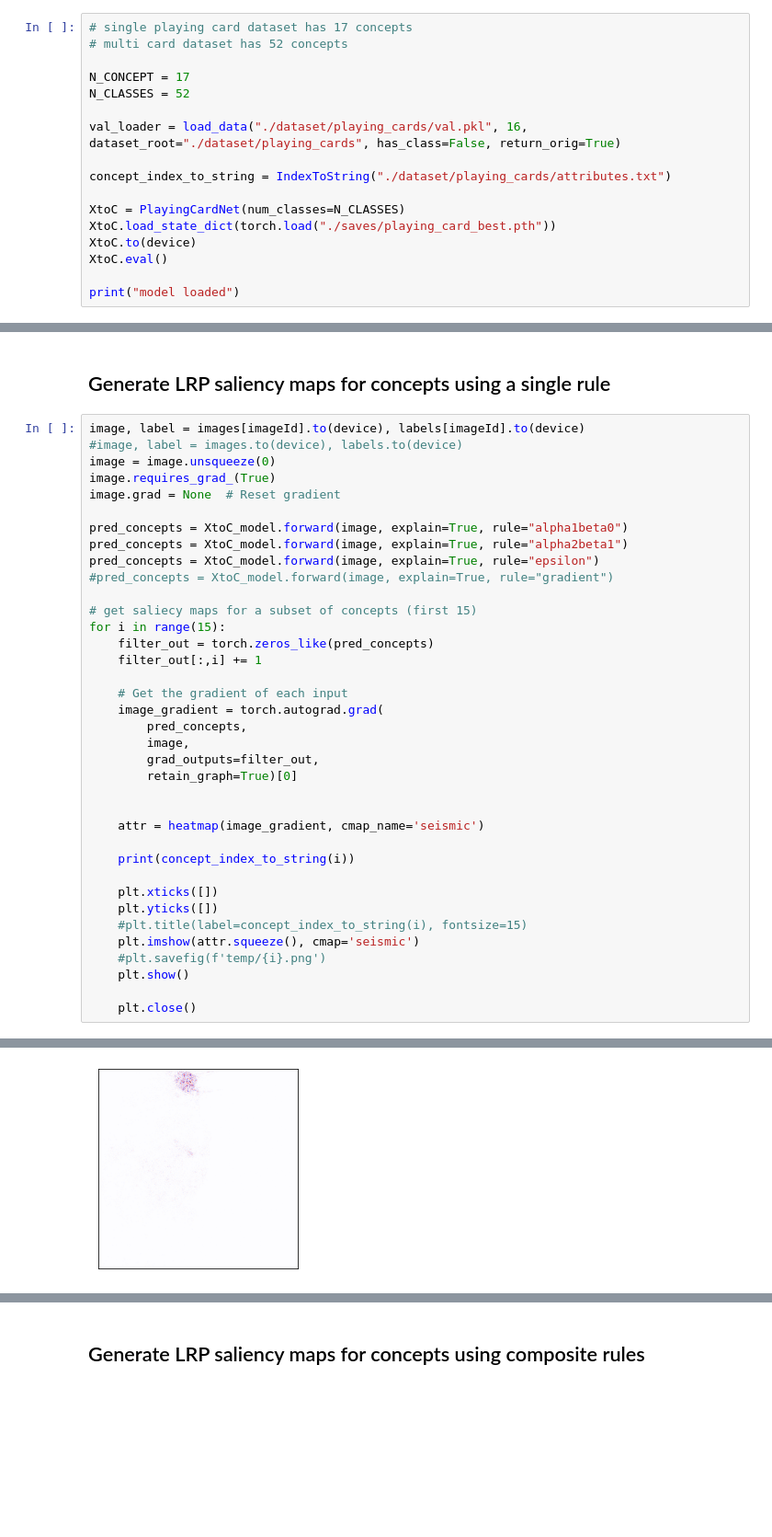
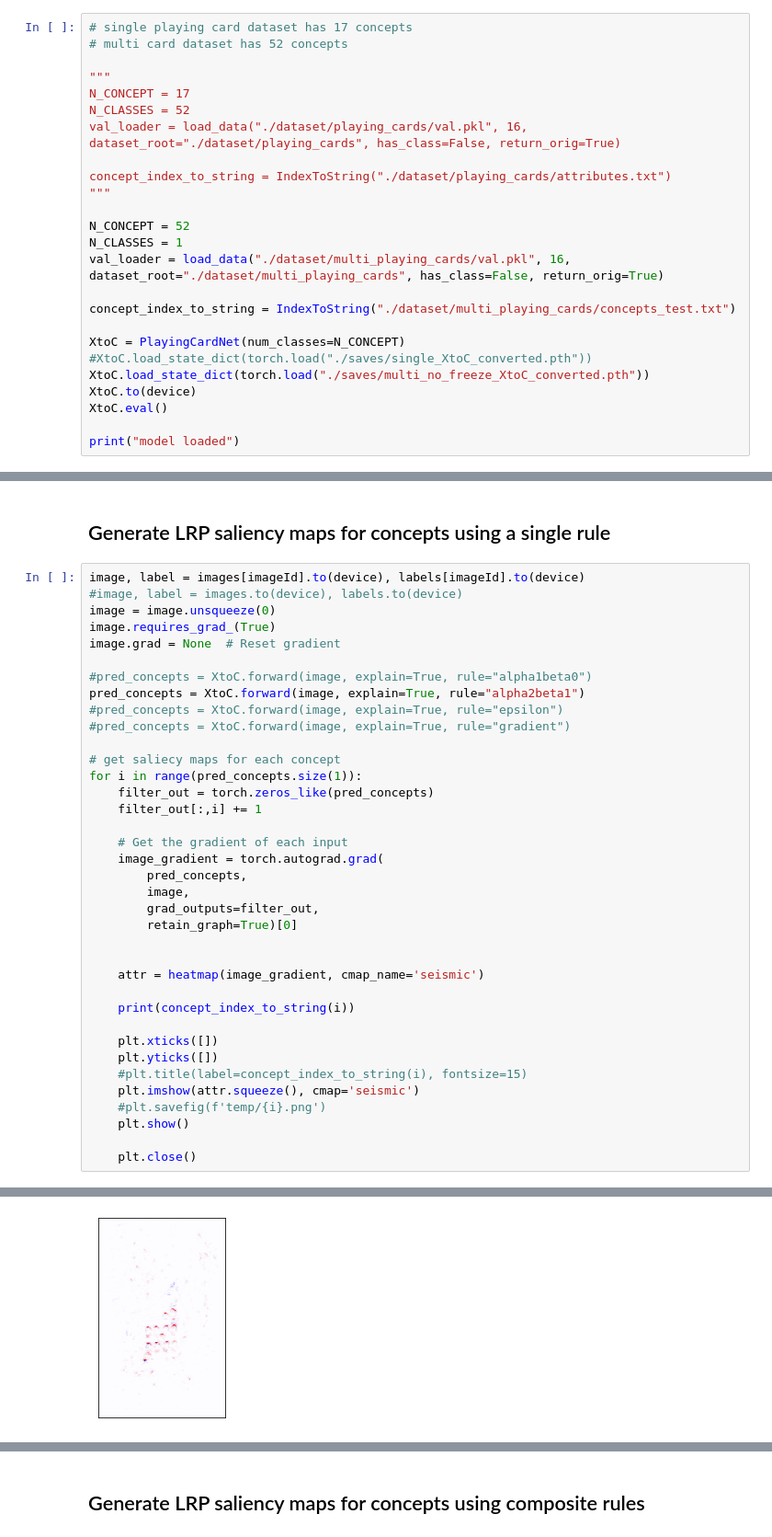
Before and after one commit to JackFurby/Playing-cards-CBM, a Jupyter notebook: playing_cards_concept_LRP.ipynb, the cells around one changed output, grey strips where cells are left out. Shown at 92% size. Saved outputs shown, nothing was run; the diff lists cells and outputs as text; blank space fills up the shorter version.

Commit message:
fixed issue with LRP, added model converter for LRP

```diff
--- a/playing_cards_concept_LRP.ipynb
+++ b/playing_cards_concept_LRP.ipynb
@@ -31,15 +31,23 @@ Device: cuda:0 NVIDIA GeForce GTX 1650 Ti
 # single playing card dataset has 17 concepts
 # multi card dataset has 52 concepts
 
+"""
 N_CONCEPT = 17
 N_CLASSES = 52
-
 val_loader = load_data("./dataset/playing_cards/val.pkl", 16, dataset_root="./dataset/playing_cards", has_class=False, return_orig=True)
 
 concept_index_to_string = IndexToString("./dataset/playing_cards/attributes.txt")
+"""
 
-XtoC = PlayingCardNet(num_classes=N_CLASSES)
-XtoC.load_state_dict(torch.load("./saves/playing_card_best.pth"))
+N_CONCEPT = 52
+N_CLASSES = 1
+val_loader = load_data("./dataset/multi_playing_cards/val.pkl", 16, dataset_root="./dataset/multi_playing_cards", has_class=False, return_orig=True)
+
+concept_index_to_string = IndexToString("./dataset/multi_playing_cards/concepts_test.txt")
+
+XtoC = PlayingCardNet(num_classes=N_CONCEPT)
+#XtoC.load_state_dict(torch.load("./saves/single_XtoC_converted.pth"))
+XtoC.load_state_dict(torch.load("./saves/multi_no_freeze_XtoC_converted.pth"))
 XtoC.to(device)
 XtoC.eval()
 
@@ -162,13 +169,13 @@ image = image.unsqueeze(0)
 image.requires_grad_(True)
 image.grad = None  # Reset gradient
 
-pred_concepts = XtoC_model.forward(image, explain=True, rule="alpha1beta0")
-pred_concepts = XtoC_model.forward(image, explain=True, rule="alpha2beta1")
-pred_concepts = XtoC_model.forward(image, explain=True, rule="epsilon")
-#pred_concepts = XtoC_model.forward(image, explain=True, rule="gradient")
+#pred_concepts = XtoC.forward(image, explain=True, rule="alpha1beta0")
+pred_concepts = XtoC.forward(image, explain=True, rule="alpha2beta1")
+#pred_concepts = XtoC.forward(image, explain=True, rule="epsilon")
+#pred_concepts = XtoC.forward(image, explain=True, rule="gradient")
 
-# get saliecy maps for a subset of concepts (first 15)
-for i in range(15):
+# get saliecy maps for each concept
+for i in range(pred_concepts.size(1)):
     filter_out = torch.zeros_like(pred_concepts)
     filter_out[:,i] += 1
 
@@ -197 +204 @@ has_bill_shape::dagger
-[figure, old version]
+[figure, new version]
```
Also changed, not shown: parts of 6 cells of this notebook, 7 other files.
